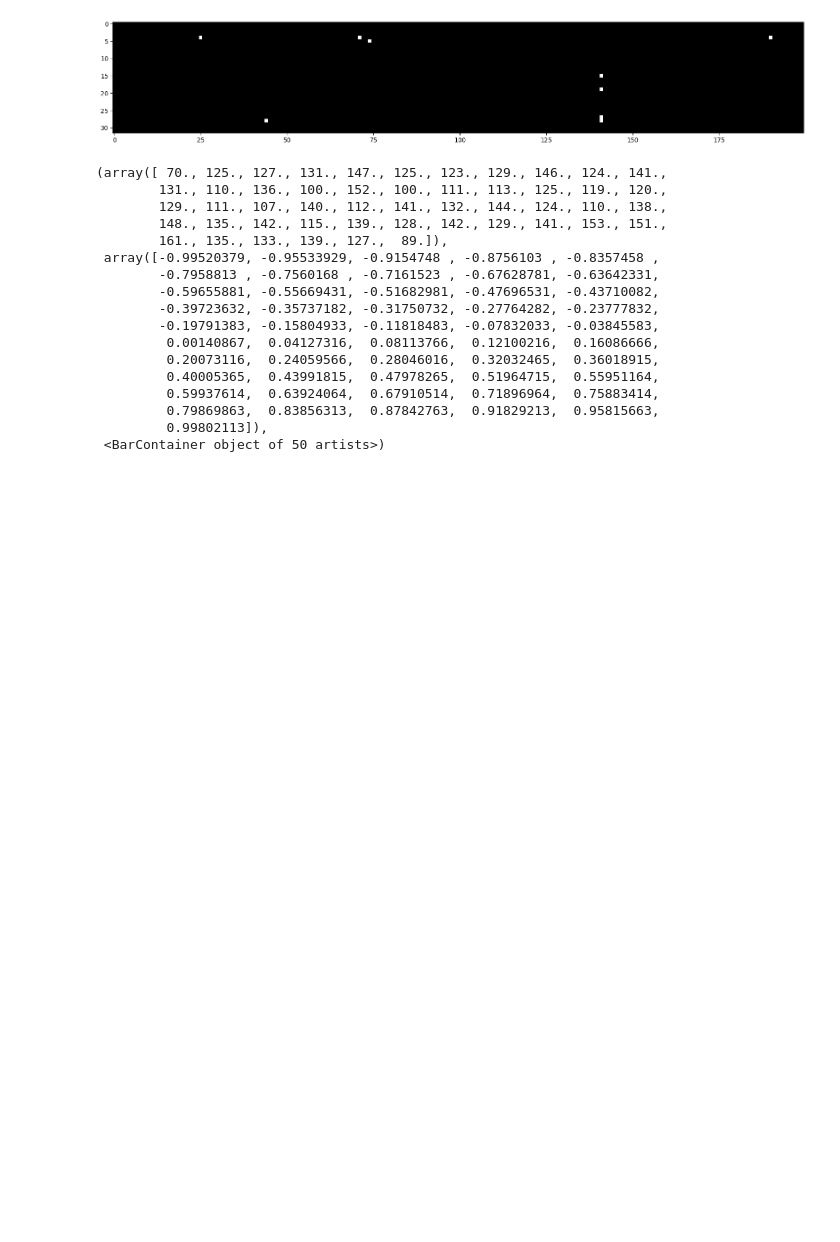
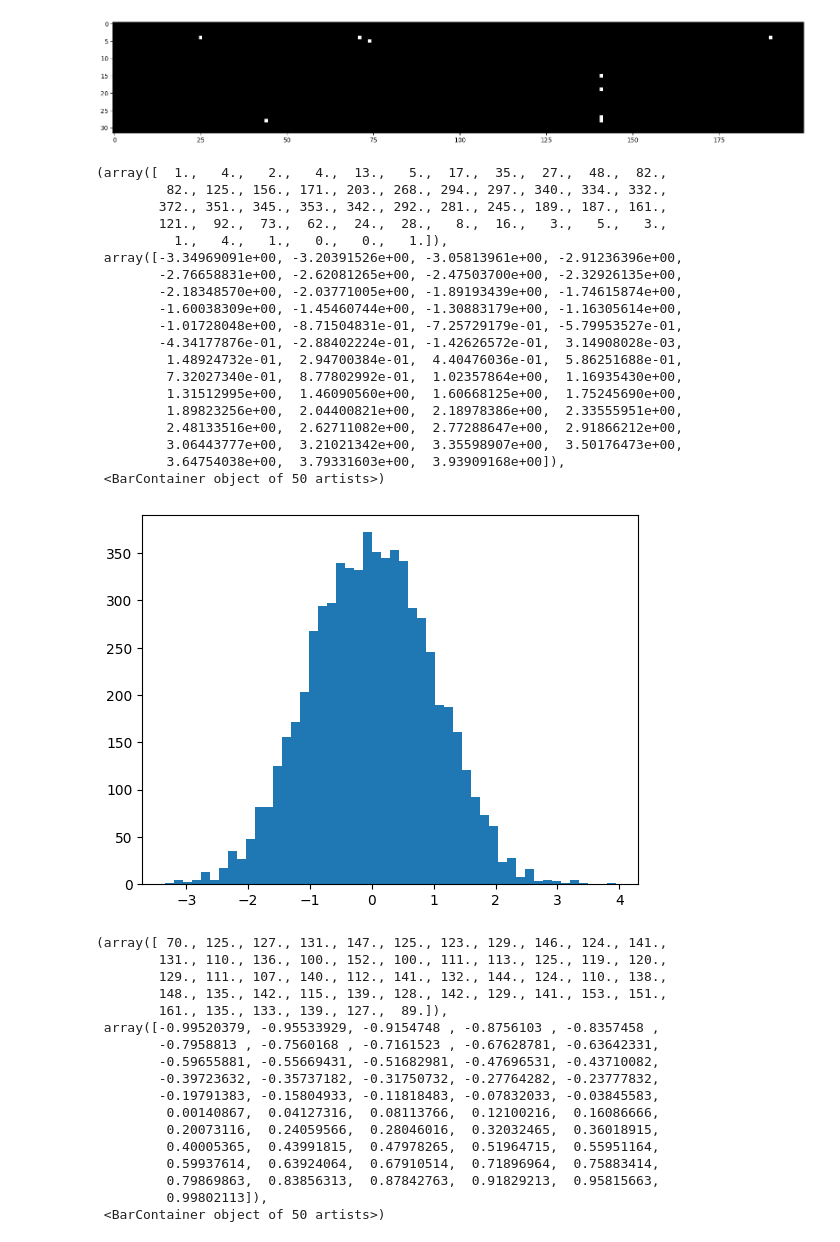
Before and after one commit to mihaimaganu17/gym_chad, a Jupyter notebook: micrograd3/build_makemore_part3.ipynb, the cells around one changed output. Cells and saved outputs as stored; diff of their text form; code cells hidden in the pictures; blank space fills up the shorter version.

Commit message:
Batch norm statistics

```diff
--- a/micrograd3/build_makemore_part3.ipynb
+++ b/micrograd3/build_makemore_part3.ipynb
@@ -111,20 +111,28 @@ C = torch.randn((27, emb_size), generator=g)
 # tanh gain (5/3) and the fan_in (square root of the input size). This is according
 # to kaimin init and torch docs
 tanh_gain = 5/3
+n_hidden = 200
 fan_in = (block_size * emb_size) ** 0.5
-W1 = torch.randn((block_size * emb_size, 200), generator=g) * (tanh_gain / fan_in) # 0.3
+W1 = torch.randn((block_size * emb_size, n_hidden), generator=g) * (tanh_gain / fan_in) # 0.3
 # We multiply by 0.01 for the same reason as in layer 2
-b1 = torch.randn(200, generator=g) * 0.01
+b1 = torch.randn(n_hidden, generator=g) * 0.01
 # Second layer
 # We multiply by 0.01 (or a small scalar) in order to reduce and more uniformly
 # distribute the weights for the first training pass and loss calculation, such that
 # the logits that we get at the end of the network given roughly the same probability
 # to any of the characters
-W2 = torch.randn((200, 27), generator=g) * 0.01
+W2 = torch.randn((n_hidden, 27), generator=g) * 0.01
 # We multiply by zero to make sure intialization give uniform distribution to the logits
 b2 = torch.randn(27, generator=g) * 0
 
-parameters = [C, W1, b1, W2, b2]
+# Parameters to allow the batch normalisation to scale and shift the uniform gaussian
+# such that it allows the backpropagation step to optimise the neurons shape because
+# the neuron is modified with these 2 values which become parameters and have
+# gradients computed as well and are optimised
+batch_norm_gain = torch.ones((1, n_hidden))
+batch_norm_bias = torch.zeros((1, n_hidden))
+
+parameters = [C, W1, b1, W2, b2, batch_norm_gain, batch_norm_bias]
 
 for p in parameters:
     p.requires_grad = True
@@ -144,6 +167,13 @@ for idx in range(max_steps):
     # Forward pass, only with the minibatch
     emb = C[d.X["train"][idxs]]
     hpreact = emb.view(emb.shape[0], 3 * emb_size) @ W1 + b1
+    # Batch normalisation, before activation, to make every neuron uniform gaussian
+    # across/on these 32 examples
+    hpreact = (hpreact - hpreact.mean(0, keepdim=True)) / hpreact.std(0, keepdim=True)
+    # Scale and shift this normalisation such that during the backpropagation step
+    # the network will be able to tweak and update this neuron by the means of the
+    # operations on this neuron using the batch_norm gain and bias
+    hpreact = batch_norm_gain * hpreact + batch_norm_bias
     h = torch.tanh(hpreact)
     logits = h @ W2 + b2 # log-counts
     # Compute the loss
@@ -198,6 +228,31 @@ plt.imshow(h.abs() > 0.99, cmap='gray', interpolation='nearest')
 # %% [output]
 <matplotlib.image.AxesImage at 0x...>
 [figure]
+# %%
+# After batch normalisation, each neuron is uniform gaussian across
+# the entire batch (in our case 32)
+plt.hist(hpreact.view(-1).tolist(), bins=50)
+# %% [output]
+(array([  1.,   4.,   2.,   4.,  13.,   5.,  17.,  35.,  27.,  48.,  82.,
+         82., 125., 156., 171., 203., 268., 294., 297., 340., 334., 332.,
+        372., 351., 345., 353., 342., 292., 281., 245., 189., 187., 161.,
+        121.,  92.,  73.,  62.,  24.,  28.,   8.,  16.,   3.,   5.,   3.,
+          1.,   4.,   1.,   0.,   0.,   1.]),
+ array([-3.34969091e+00, -3.20391526e+00, -3.05813961e+00, -2.91236396e+00,
+        -2.76658831e+00, -2.62081265e+00, -2.47503700e+00, -2.32926135e+00,
+        -2.18348570e+00, -2.03771005e+00, -1.89193439e+00, -1.74615874e+00,
+        -1.60038309e+00, -1.45460744e+00, -1.30883179e+00, -1.16305614e+00,
+        -1.01728048e+00, -8.71504831e-01, -7.25729179e-01, -5.79953527e-01,
+        -4.34177876e-01, -2.88402224e-01, -1.42626572e-01,  3.14908028e-03,
+         1.48924732e-01,  2.94700384e-01,  4.40476036e-01,  5.86251688e-01,
+         7.32027340e-01,  8.77802992e-01,  1.02357864e+00,  1.16935430e+00,
+         1.31512995e+00,  1.46090560e+00,  1.60668125e+00,  1.75245690e+00,
+         1.89823256e+00,  2.04400821e+00,  2.18978386e+00,  2.33555951e+00,
+         2.48133516e+00,  2.62711082e+00,  2.77288647e+00,  2.91866212e+00,
+         3.06443777e+00,  3.21021342e+00,  3.35598907e+00,  3.50176473e+00,
+         3.64754038e+00,  3.79331603e+00,  3.93909168e+00]),
+ <BarContainer object of 50 artists>)
+[figure, added]
 # %%
 # Vanishing gradient (when tanh is in the flat tails of 1.0 an -1.0)
 plt.hist(h.view(-1).tolist(), bins=50)
```
Also changed, not shown: parts of 5 cells of this notebook.
